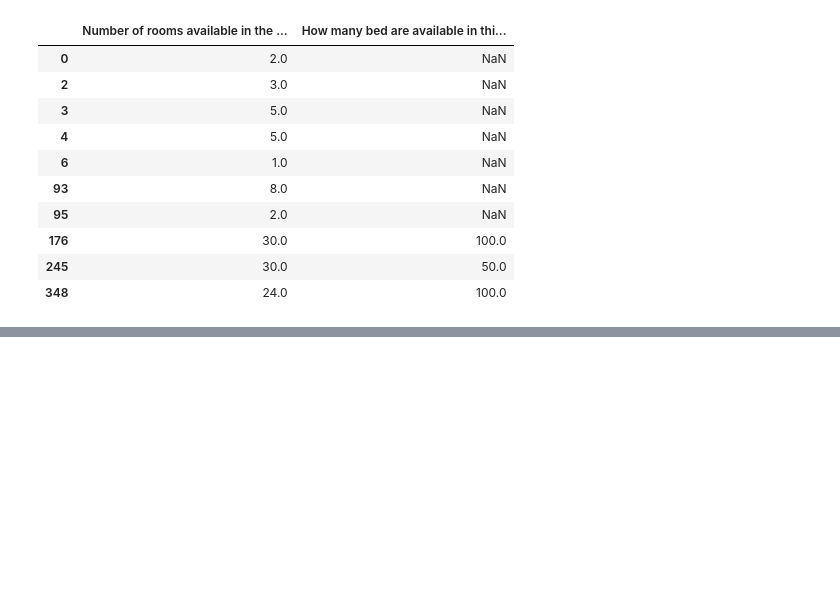
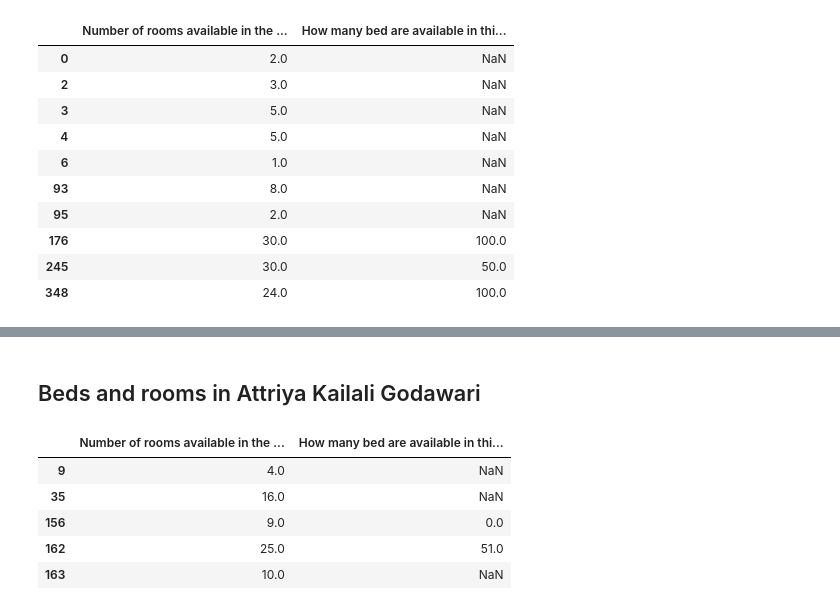
Before and after one commit to kaushu42/everest-hack-the-end, a Jupyter notebook: notebooks/Survey Visualization.ipynb, the cells around one changed output, grey strips where cells are left out. Saved outputs shown, nothing was run; the diff lists cells and outputs as text; code cells hidden in the pictures; blank space fills up the shorter version.

```diff
--- a/notebooks/Survey Visualization.ipynb
+++ b/notebooks/Survey Visualization.ipynb
@@ -320,0 +396,17 @@ fig.show()
+# %% [markdown]
+## Beds and rooms in Attriya Kailali Godawari
+# %%
+df = pd.read_csv("kaushal.csv")
+df = df[df["Name of Municipalities?"]=="Attriya (Kailali)"]
+df = df[["Number of rooms available in the health facilities? Number","How many bed are available in this hospital?"]]
+# %%
+df = df.dropna(axis=0,how='all')
+fig = make_subplots(rows=1, cols=3)
+df.head()
+# %% [output]
+|  | Number of rooms available in the ... | How many bed are available in thi... |
+| 9 | 4.0 | NaN |
+| 35 | 16.0 | NaN |
+| 156 | 9.0 | 0.0 |
+| 162 | 25.0 | 51.0 |
+| 163 | 10.0 | NaN |
```
Also changed, not shown: parts of 13 cells of this notebook.
